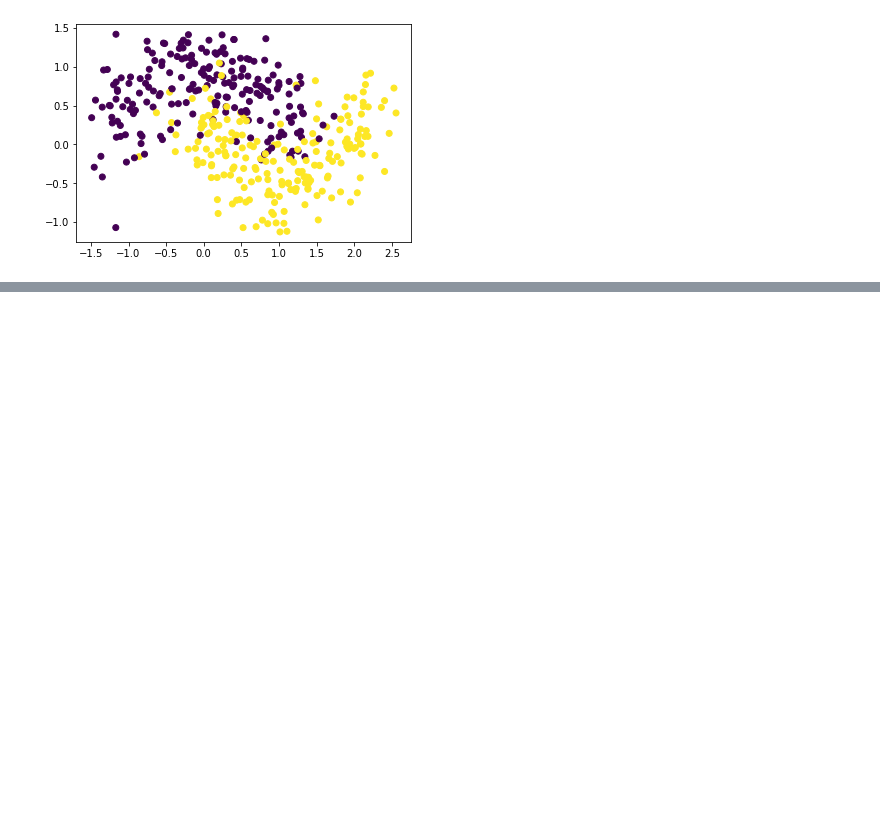
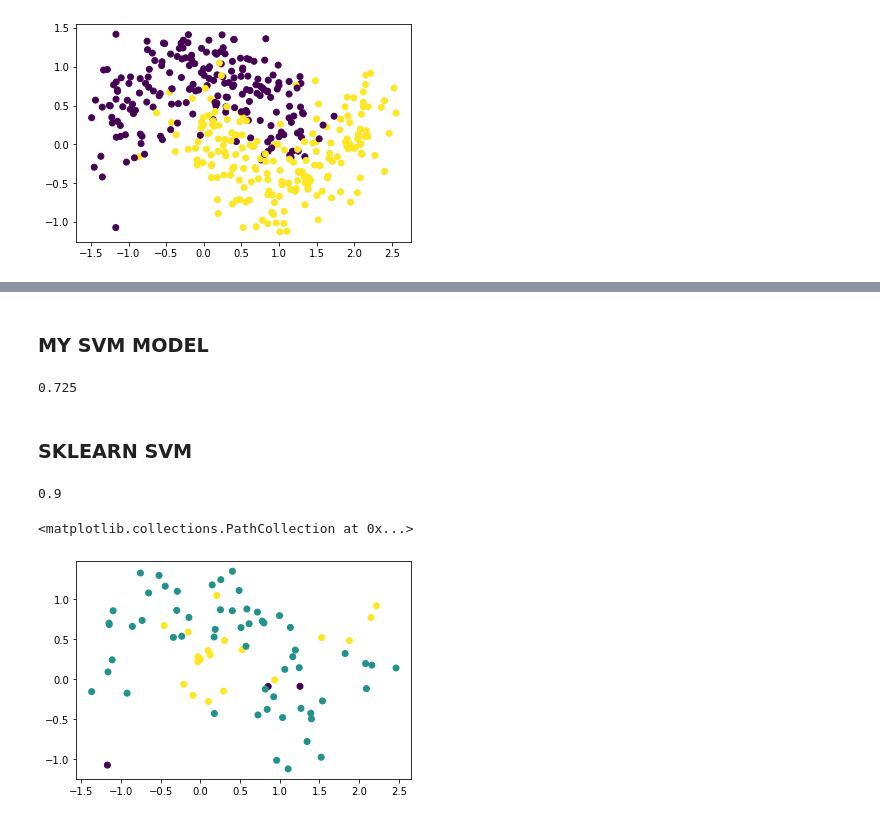
Before and after one commit to TheMn/Machine-Learning-Algorithms-Spring2022, a Jupyter notebook: HomeWorks/HW4/svm-make_moons.ipynb, the cells around one changed output, grey strips where cells are left out. Drawn from its saved outputs; the diff is of its cells as text; code cells hidden in the pictures; blank space fills up the shorter version.

```diff
--- a/HomeWorks/HW4/svm-make_moons.ipynb
+++ b/HomeWorks/HW4/svm-make_moons.ipynb
@@ -12,0 +22,28 @@ X_train, X_test, y_train, y_test = train_test_split(data[0], data[1], test_size=
+# %%
+import numpy as np
+
+f1_train = X_train[:, 0]
+f2_train = X_train[:, 1]
+
+w1 = np.zeros(f1_train.shape)
+w2 = np.zeros(f2_train.shape)
+# %%
+iters = 1
+alpha = 0.001
+
+while iters < 10000:
+    prod = (w1 * f1_train + w2 * f2_train) * y_train
+    if iters % 100 == 0:
+        print(cost)
+    i = 0
+    for val in prod:
+        if val >= 1:
+            cost = 0
+            w1 -= alpha * (2 * 1/iters * w1)
+            w2 -= alpha * (2 * 1/iters * w2)
+        else:
+            cost = 1 - val
+            w1 += alpha * (f1_train[i] * y_train[i] - 2 * 1/iters * w1)
+            w2 += alpha * (f2_train[i] * y_train[i] - 2 * 1/iters * w2)
+        i += 1
+    iters += 1
@@ -12,0 +68,37 @@ X_train, X_test, y_train, y_test = train_test_split(data[0], data[1], test_size=
+# %%
+f1_test = X_test[:, 0]
+f2_test = X_test[:, 1]
+
+w1 = w1[:f1_test.shape[0]]
+w2 = w2[:f2_test.shape[0]]
+# %%
+y_pred = w1 * f1_test + w2 * f2_test
+preds = []
+
+for val in y_pred:
+    if val > 1:
+        preds.append(1)
+    else:
+        preds.append(-1)
+# %% [markdown]
+### MY SVM MODEL
+# %%
+from sklearn.metrics import accuracy_score
+print(accuracy_score(y_test, preds))
+# %% [output]
+0.725
+# %% [markdown]
+### SKLEARN SVM
+# %%
+from sklearn.svm import SVC
+svc = SVC(kernel='rbf')
+svc.fit(X_train, y_train)
+y_pred = svc.predict(X_test)
+print(accuracy_score(y_test, y_pred))
+# %% [output]
+0.9
+# %%
+plt.scatter(f1_test, f2_test, c=np.subtract(y_test, preds))
+# %% [output]
+<matplotlib.collections.PathCollection at 0x...>
+[figure, added]
```
Also changed, not shown: parts of 4 cells of this notebook, 2 other files.
